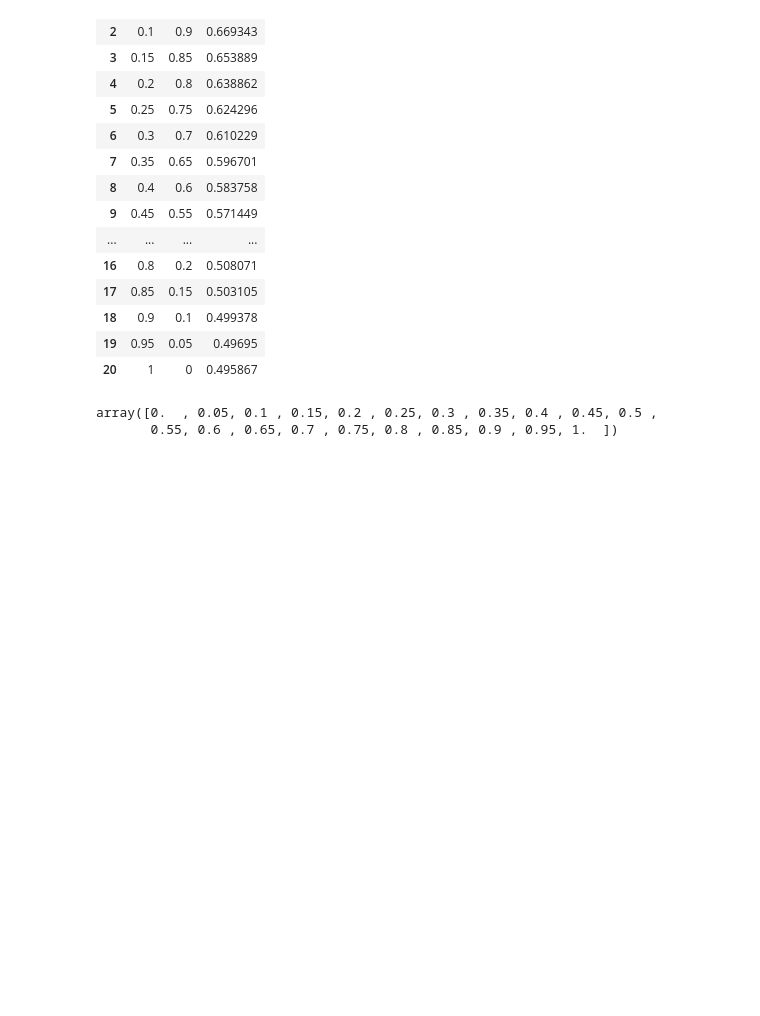
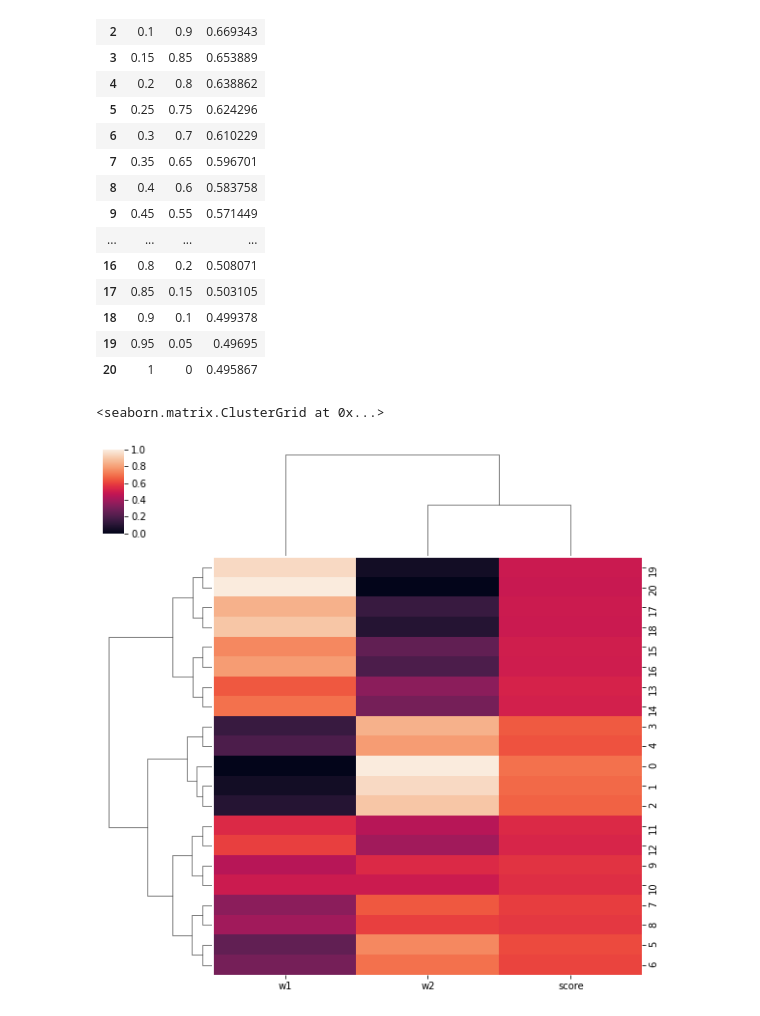
Before and after one commit to Sylvainj1/kaggle-walmart, a Jupyter notebook: model/stacking_prophet_lightgbm.ipynb, the cells around one changed output. Cells and saved outputs as stored; diff of their text form; code cells hidden in the pictures; blank space fills up the shorter version.

```diff
--- a/model/stacking_prophet_lightgbm.ipynb
+++ b/model/stacking_prophet_lightgbm.ipynb
@@ -160,8 +162,20 @@ display(x)
 | 18 | 0.9 | 0.1 | 0.499378 |
 | 19 | 0.95 | 0.05 | 0.49695 |
 | 20 | 1 | 0 | 0.495867 |
-# %%
-np.linspace(0,1,21)
-# %% [output]
-array([0.  , 0.05, 0.1 , 0.15, 0.2 , 0.25, 0.3 , 0.35, 0.4 , 0.45, 0.5 ,
-       0.55, 0.6 , 0.65, 0.7 , 0.75, 0.8 , 0.85, 0.9 , 0.95, 1.  ])
+# %%
+# Libraries
+import seaborn as sns
+import pandas as pd
+from matplotlib import pyplot as plt
+
+# Data set
+
+#df = df.set_index('model')
+#del df.index.name
+#df
+
+# Default plot
+sns.clustermap(verdict)
+# %% [output]
+<seaborn.matrix.ClusterGrid at 0x...>
+[figure, added]
```
Also changed, not shown: parts of 2 cells of this notebook, 13 other files.
